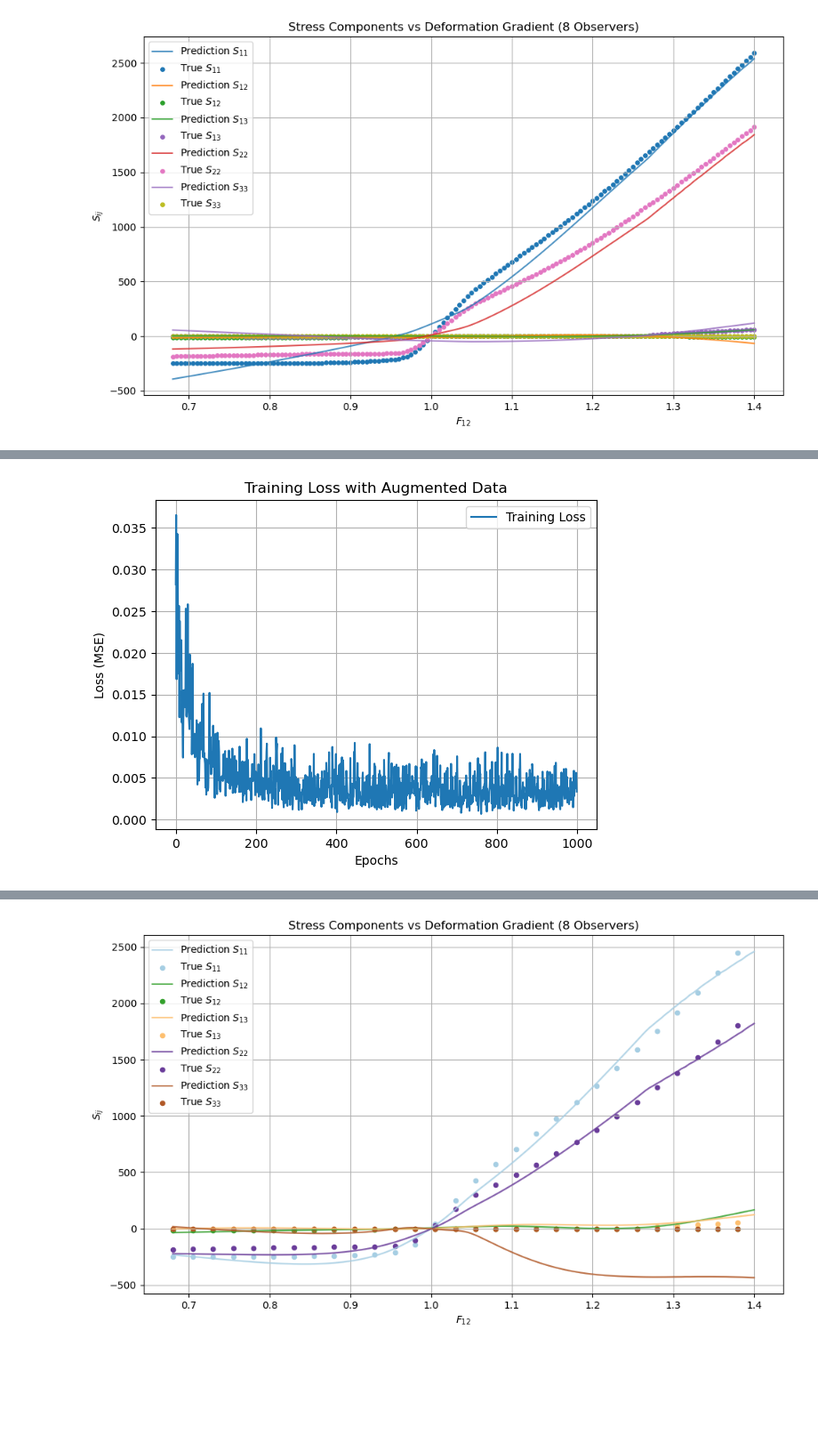
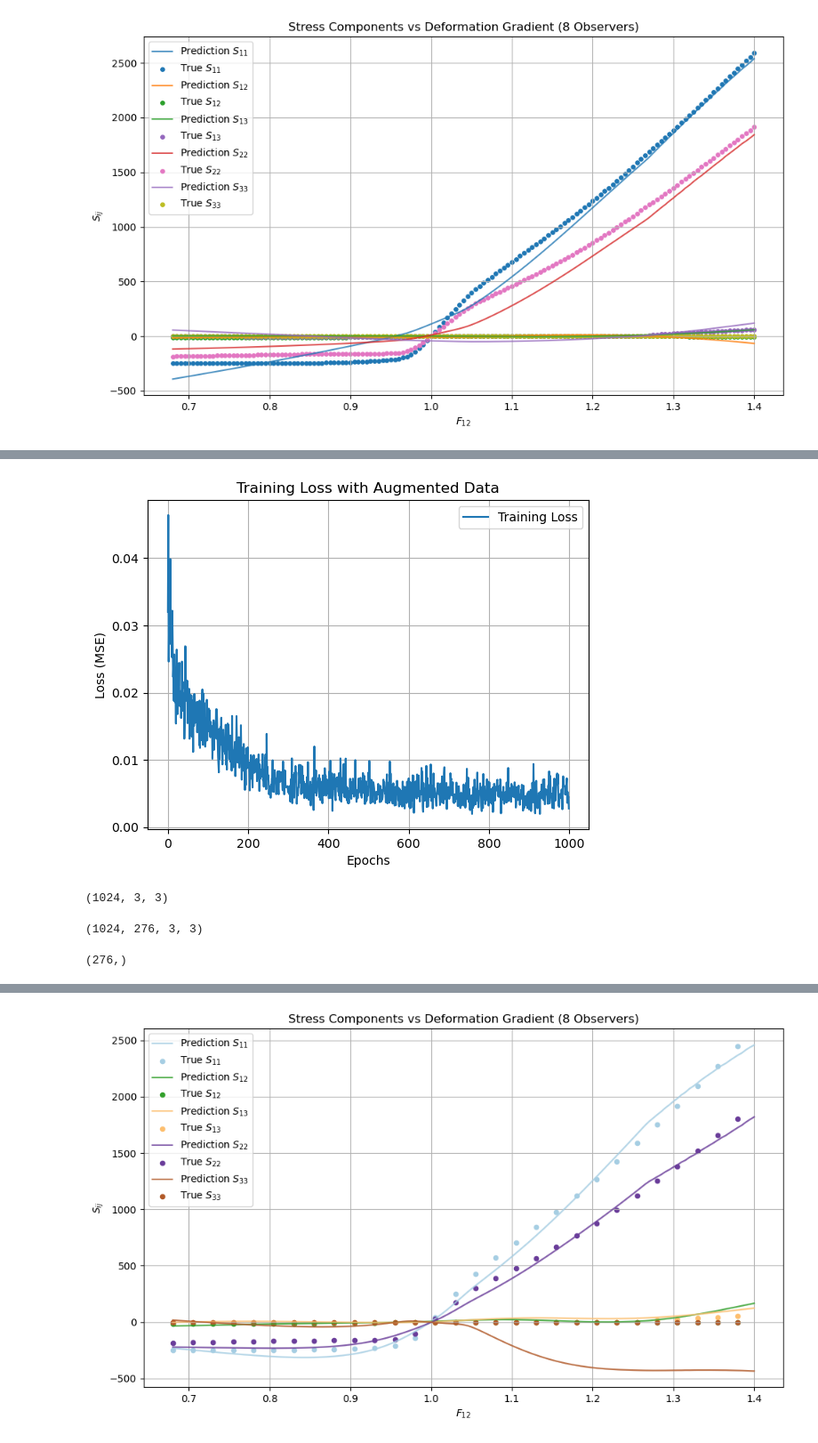
Before and after one commit to nanzemxx/TutorialMLinSolidMechanics, a Jupyter notebook: Task2_Group Xin and Huasen/train/Task5/main.ipynb, the cells around one changed output, grey strips where cells are left out. Shown at 89% size. Drawn from its saved outputs; the diff is of its cells as text; code cells hidden in the pictures; blank space fills up the shorter version.

```diff
--- a/Task2_Group Xin and Huasen/train/Task5/main.ipynb
+++ b/Task2_Group Xin and Huasen/train/Task5/main.ipynb
@@ -840,24 +840,25 @@ def augment_data(F, P, W, num_rotations=16):
             F_augmented.append(F_aug)
             P_augmented.append(P_aug)
             W_augmented.append(Wi)
-    return np.array(F_augmented), np.array(P_augmented), np.array(W_augmented)
+    return np.array(F_augmented), np.array(P_augmented), np.array(W_augmented), rotation_matrices
 
 # Load your data
-data_biaxial = np.loadtxt('../../BCC/BCC_biaxial.txt')
+
 data_shear = np.loadtxt('../../BCC/BCC_shear.txt')
-data_planar = np.loadtxt('../../BCC/BCC_planar.txt')
 
-F_biaxial, P_biaxial, W_biaxial = process_data(data_biaxial)
+data_uniaxial = np.loadtxt('../../BCC/BCC_uniaxial.txt')
+
+
 F_shear, P_shear, W_shear = process_data(data_shear)
-F_planar, P_planar, W_planar = process_data(data_planar)
+F_uniaxial, P_uniaxial, W_uniaxial = process_data(data_uniaxial)
 
 # Combine training data
-F_all = np.concatenate([F_biaxial, F_shear, F_planar], axis=0)
-P_train = np.concatenate([P_biaxial.reshape(-1, 9), P_shear.reshape(-1, 9), P_planar.reshape(-1, 9)], axis=0)
-W_train = np.concatenate([W_biaxial, W_shear, W_planar], axis=0)
+F_all = np.concatenate([F_shear, F_uniaxial], axis=0)
+P_train = np.concatenate([P_shear.reshape(-1, 9), P_uniaxial.reshape(-1, 9)], axis=0)
+W_train = np.concatenate([W_shear, W_uniaxial], axis=0)
 
 # Augment the data
-F_augmented, P_augmented, W_augmented = augment_data(F_all, P_train.reshape(-1, 3, 3), W_train, num_rotations=16)
+F_augmented, P_augmented, W_augmented, _ = augment_data(F_all, P_train.reshape(-1, 3, 3), W_train, num_rotations=16)
 
 # Prepare input data for training
 Cof_F_train = np.linalg.det(F_augmented)[:, None, None] * np.linalg.inv(F_augmented.transpose(0, 2, 1))
@@ -874,6 +875,36 @@ def scale_data(P_train, W_train):
 
 P_train_scaled, W_train_scaled, a = scale_data(P_augmented.reshape(-1, 9), W_augmented)
 # %%
+class MyModel(Model):
+    def __init__(self):
+        super(MyModel, self).__init__()
+        self.dense1 = layers.Dense(64, activation='softplus')
+        self.dense2 = layers.Dense(64, activation='softplus')
+        self.out_layer = layers.Dense(1, activation='linear')
+
+    def call(self, inputs, training=False):
+        x = self.dense1(inputs)
+        x = self.dense2(x)
+        return self.out_layer(x)
+
+    def train_step(self, data):
+        X_batch, y_batch = data
+        W_batch, P_batch = y_batch  # Separate targets
+
+        with tf.GradientTape() as tape:
+            with tf.GradientTape() as tape_F:
+                tape_F.watch(X_batch)
+                W_pred = self(X_batch, training=True)
+
+            dW_dF = tape_F.gradient(W_pred, X_batch)[:, :9]
+            loss_W = tf.reduce_mean((W_pred - W_batch) ** 2)
+            loss_P = tf.reduce_mean((dW_dF - P_batch) ** 2)
+            loss = loss_W + loss_P
+
+        grads = tape.gradient(loss, self.trainable_variables)
+        self.optimizer.apply_gradients(zip(grads, self.trainable_variables))
+
+        return {"loss": loss, "loss_W": loss_W, "loss_P": loss_P}
 # Train the model
 model = MyModel()
 model.compile(optimizer=tf.optimizers.Adam(learning_rate=0.001))
@@ -908 +939 @@ Epoch 1000/1000
-[figure, old version]
+[figure, new version]
@@ -908,0 +942,4 @@ Epoch 1000/1000
+# %%
+print(rotation_matrices.shape)
+# %% [output]
+(1024, 3, 3)
@@ -908,0 +960,8 @@ Epoch 1000/1000
+# %%
+print(P_1024_pred.shape)
+# %% [output]
+(1024, 276, 3, 3)
+# %%
+print(S11_true.shape)
+# %% [output]
+(276,)
```
Also changed, not shown: parts of 5 cells of this notebook.
